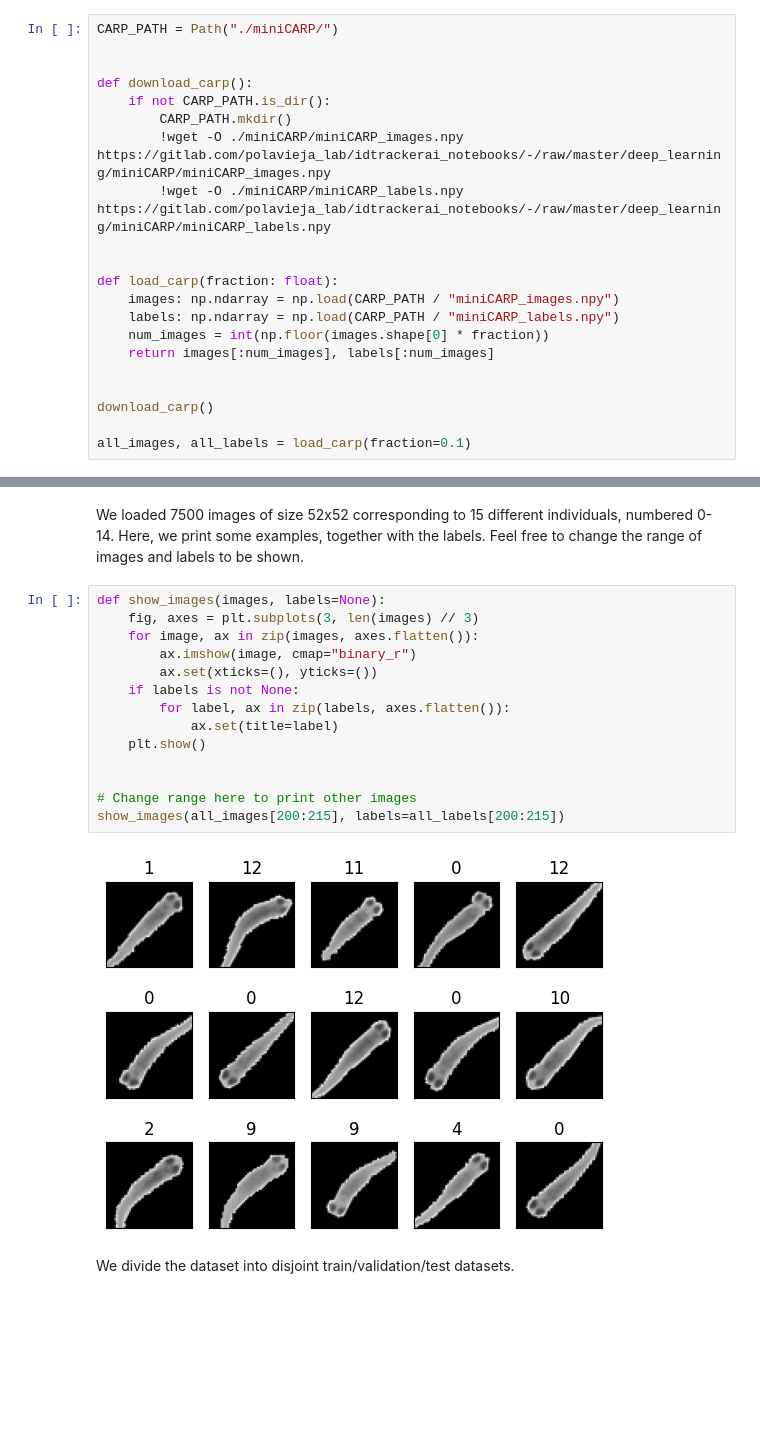
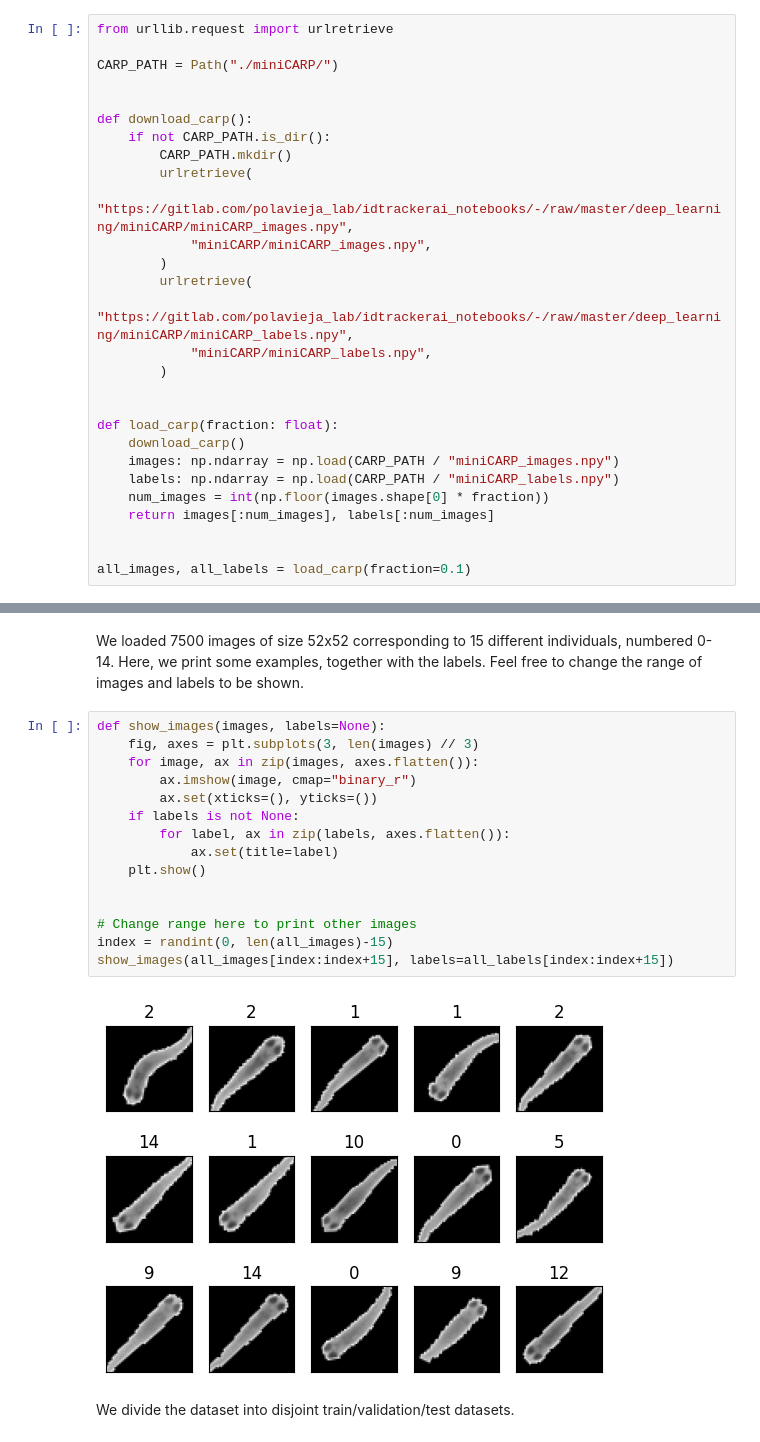
Before and after one commit to laiquet/idtrackerai-enhanced, a Jupyter notebook: docs/source/good_videos/identifying_fish.ipynb, the cells around one changed output, grey strips where cells are left out. Saved outputs shown, nothing was run; the diff lists cells and outputs as text; blank space fills up the shorter version.

```diff
--- a/docs/source/good_videos/identifying_fish.ipynb
+++ b/docs/source/good_videos/identifying_fish.ipynb
@@ -33,25 +29,32 @@ GPU is enabled.
 # %% [markdown]
 We download the miniCARP dataset.
 # %%
+from urllib.request import urlretrieve
+
 CARP_PATH = Path("./miniCARP/")
 
 
 def download_carp():
     if not CARP_PATH.is_dir():
         CARP_PATH.mkdir()
-        !wget -O ./miniCARP/miniCARP_images.npy https://gitlab.com/polavieja_lab/idtrackerai_notebooks/-/raw/master/deep_learning/miniCARP/miniCARP_images.npy
-        !wget -O ./miniCARP/miniCARP_labels.npy https://gitlab.com/polavieja_lab/idtrackerai_notebooks/-/raw/master/deep_learning/miniCARP/miniCARP_labels.npy
+        urlretrieve(
+            "https://gitlab.com/polavieja_lab/idtrackerai_notebooks/-/raw/master/deep_learning/miniCARP/miniCARP_images.npy",
+            "miniCARP/miniCARP_images.npy",
+        )
+        urlretrieve(
+            "https://gitlab.com/polavieja_lab/idtrackerai_notebooks/-/raw/master/deep_learning/miniCARP/miniCARP_labels.npy",
+            "miniCARP/miniCARP_labels.npy",
+        )
 
 
 def load_carp(fraction: float):
+    download_carp()
     images: np.ndarray = np.load(CARP_PATH / "miniCARP_images.npy")
     labels: np.ndarray = np.load(CARP_PATH / "miniCARP_labels.npy")
     num_images = int(np.floor(images.shape[0] * fraction))
     return images[:num_images], labels[:num_images]
 
 
-download_carp()
-
 all_images, all_labels = load_carp(fraction=0.1)
 # %% [markdown]
 Let's get some information about the dataset.
@@ -69,19 +72,20 @@ We loaded 7500 images of size 52x52 corresponding to 15 different individuals, n
 # %%
 def show_images(images, labels=None):
     fig, axes = plt.subplots(3, len(images) // 3)
     for image, ax in zip(images, axes.flatten()):
         ax.imshow(image, cmap="binary_r")
         ax.set(xticks=(), yticks=())
     if labels is not None:
         for label, ax in zip(labels, axes.flatten()):
             ax.set(title=label)
     plt.show()
 
 
 # Change range here to print other images
-show_images(all_images[200:215], labels=all_labels[200:215])
+index = randint(0, len(all_images)-15)
+show_images(all_images[index:index+15], labels=all_labels[index:index+15])
 # %% [output]
-[figure, old version]
+[figure, new version]
 # %% [markdown]
 We divide the dataset into disjoint train/validation/test datasets.
 # %%
```
Also changed, not shown: parts of 19 cells of this notebook.
